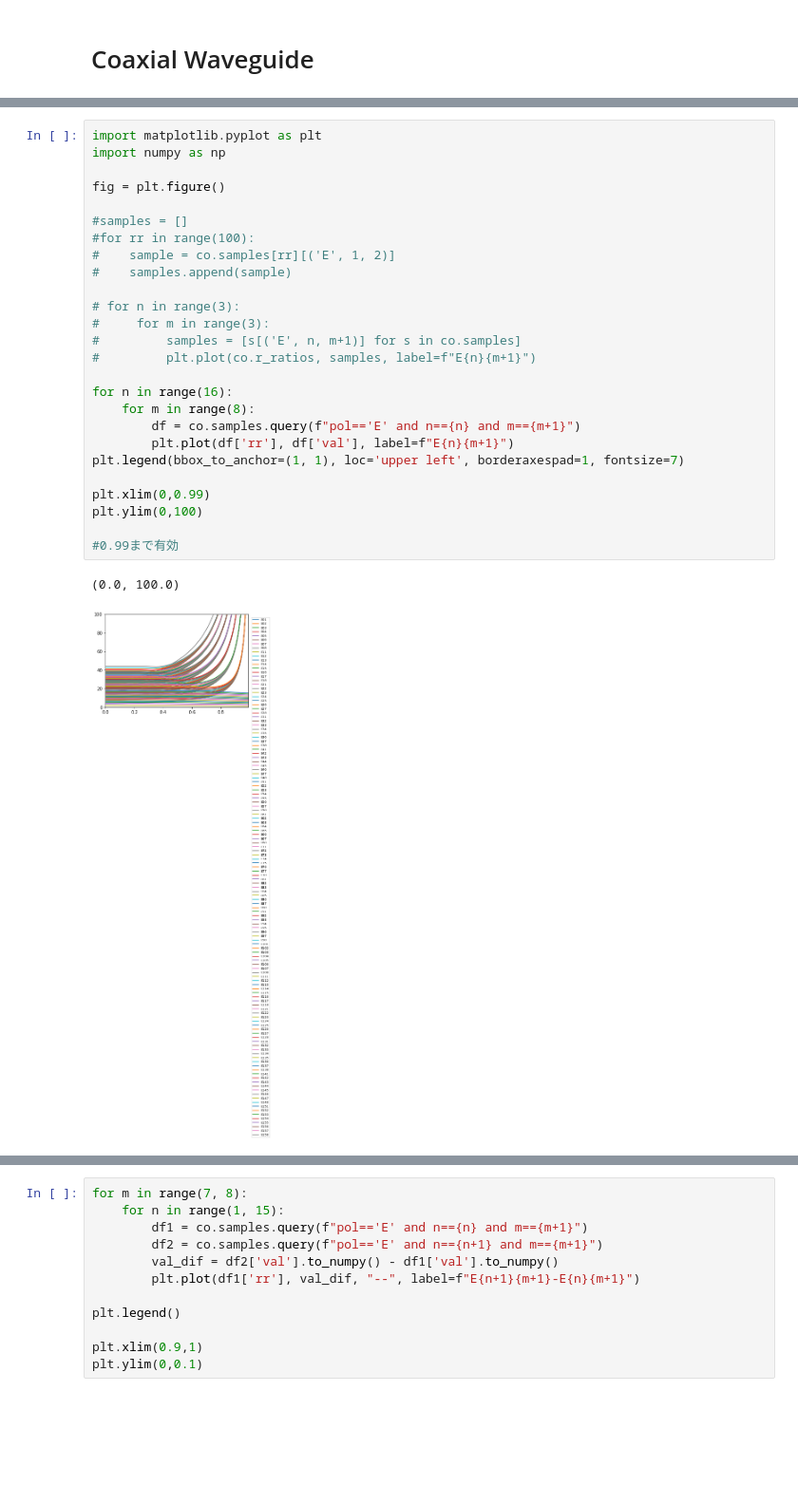
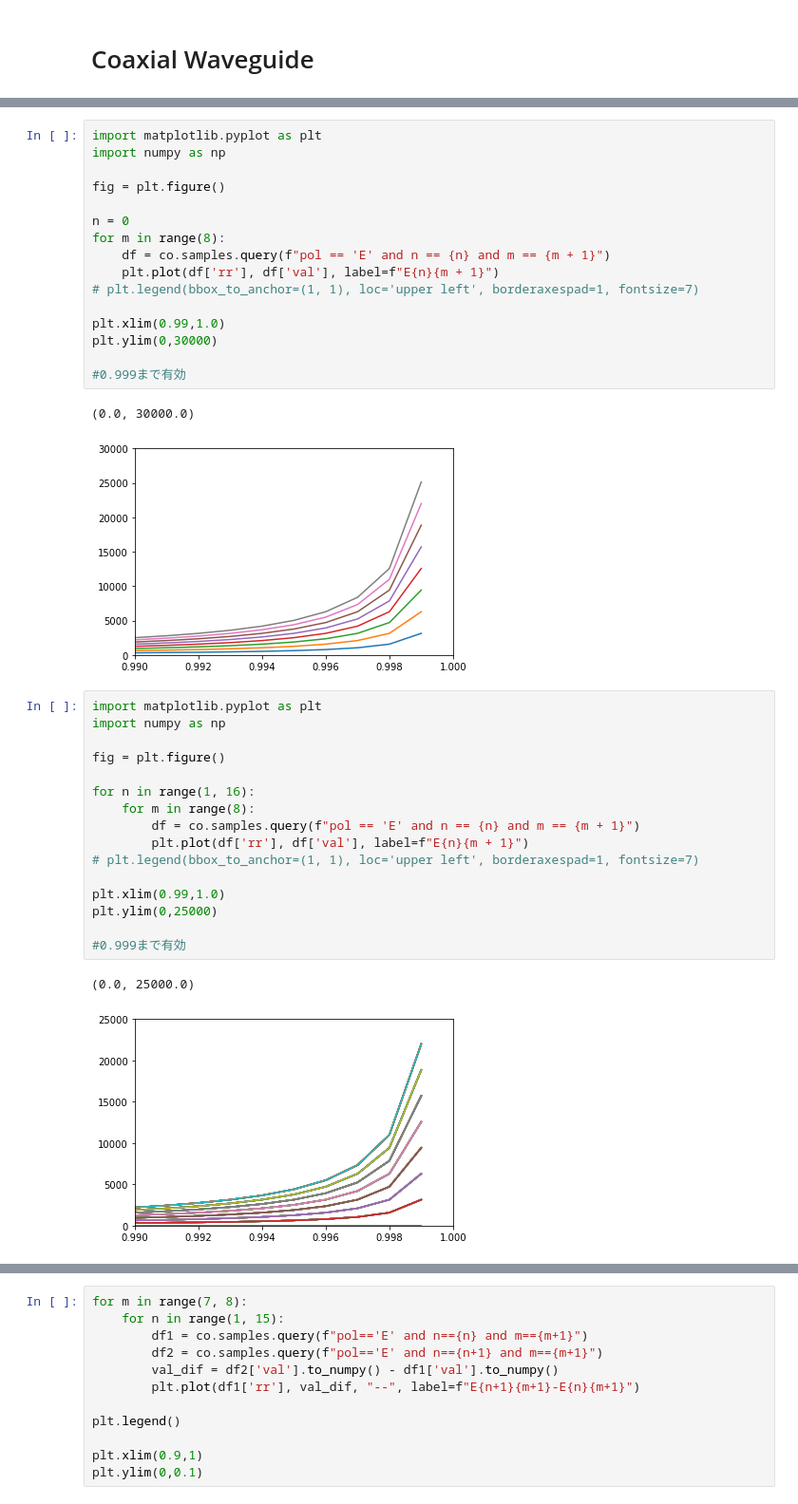
Before and after one commit to mnishida/PyMWM, a Jupyter notebook: docs/notebooks/05_coaxial_waveguide.ipynb, the cells around one changed output, grey strips where cells are left out. Shown: that part at 95% size. Drawn from its saved outputs; the diff is of its cells as text; blank space fills up the shorter version.

```diff
--- a/docs/notebooks/05_coaxial_waveguide.ipynb
+++ b/docs/notebooks/05_coaxial_waveguide.ipynb
@@ -34,29 +20,38 @@ co(('E',1,2),0.5)
+# %%
+import matplotlib.pyplot as plt
+import numpy as np
+
+fig = plt.figure()
+
+n = 0
+for m in range(8):
+    df = co.samples.query(f"pol == 'E' and n == {n} and m == {m + 1}")
+    plt.plot(df['rr'], df['val'], label=f"E{n}{m + 1}")
+# plt.legend(bbox_to_anchor=(1, 1), loc='upper left', borderaxespad=1, fontsize=7)
+
+plt.xlim(0.99,1.0)
+plt.ylim(0,30000)
+
+#0.999まで有効
+# %% [output]
+(0.0, 30000.0)
+[figure, added]
 # %%
 import matplotlib.pyplot as plt
 import numpy as np
 
 fig = plt.figure()
 
-#samples = []
-#for rr in range(100):
-#    sample = co.samples[rr][('E', 1, 2)]
-#    samples.append(sample)
+for n in range(1, 16):
+    for m in range(8):
+        df = co.samples.query(f"pol == 'E' and n == {n} and m == {m + 1}")
+        plt.plot(df['rr'], df['val'], label=f"E{n}{m + 1}")
+# plt.legend(bbox_to_anchor=(1, 1), loc='upper left', borderaxespad=1, fontsize=7)
 
-# for n in range(3):
-#     for m in range(3):
-#         samples = [s[('E', n, m+1)] for s in co.samples]
-#         plt.plot(co.r_ratios, samples, label=f"E{n}{m+1}")
+plt.xlim(0.99,1.0)
+plt.ylim(0,25000)
 
-for n in range(16):
-    for m in range(8):
-        df = co.samples.query(f"pol=='E' and n=={n} and m=={m+1}")
-        plt.plot(df['rr'], df['val'], label=f"E{n}{m+1}")
-plt.legend(bbox_to_anchor=(1, 1), loc='upper left', borderaxespad=1, fontsize=7)
-
-plt.xlim(0,0.99)
-plt.ylim(0,100)
-
-#0.99まで有効
+#0.999まで有効
 # %% [output]
-(0.0, 100.0)
+(0.0, 25000.0)
-[figure, old version]
+[figure, new version]
```
Also changed, not shown: parts of 6 cells of this notebook, 39 other files.
